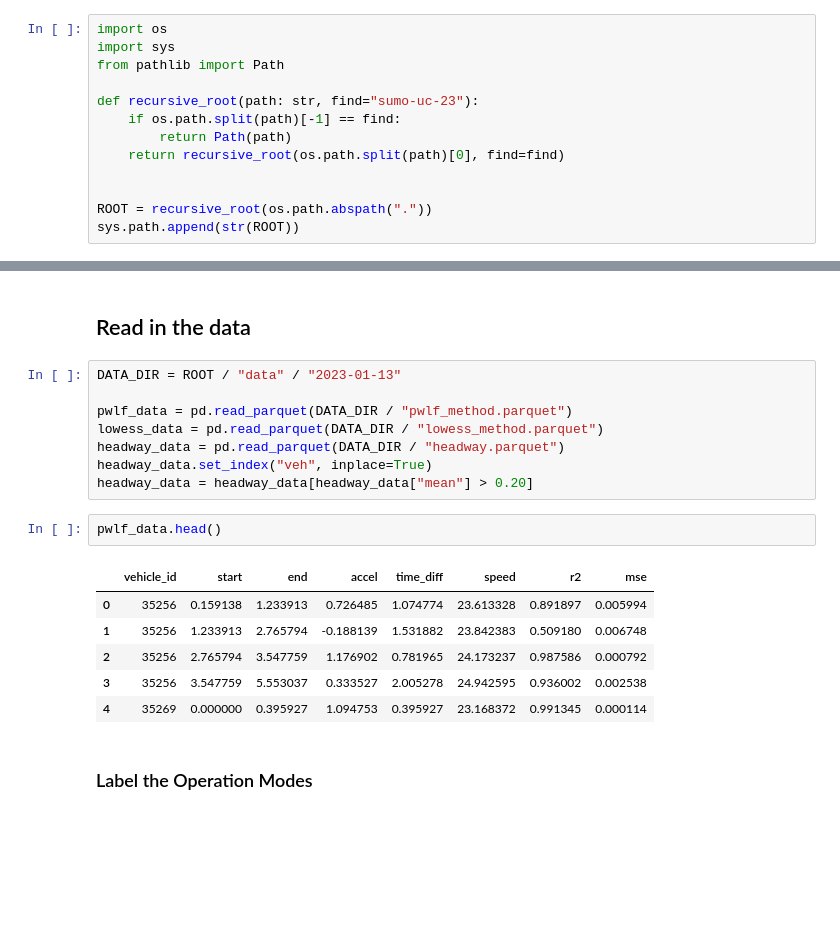
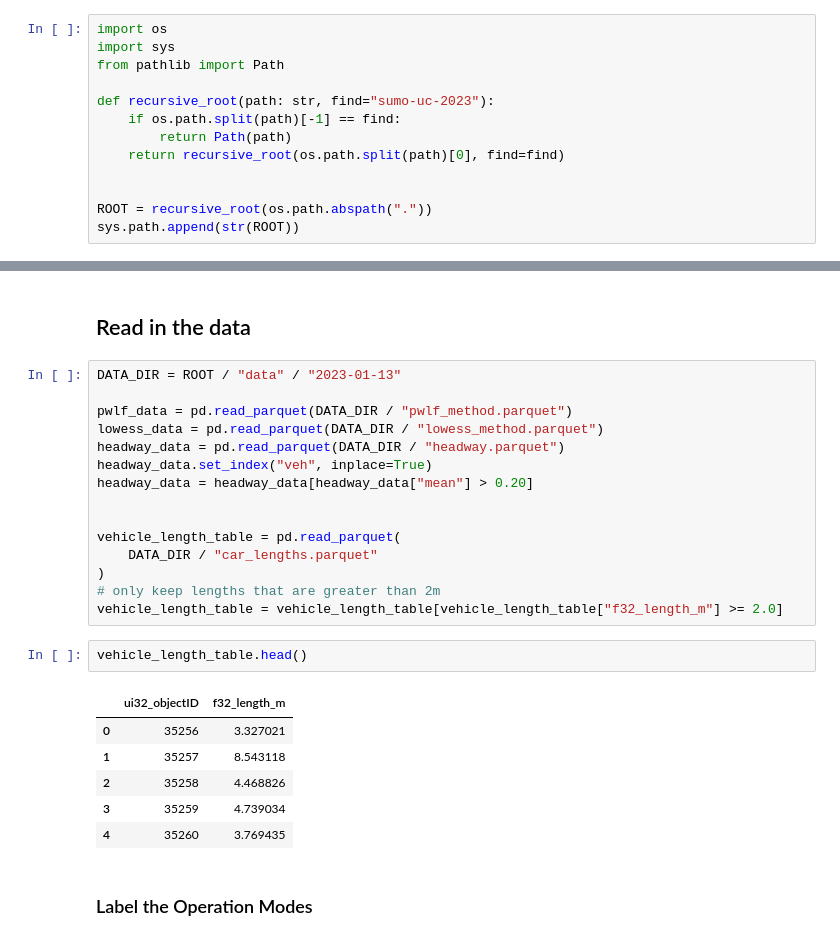
Before and after one commit to UnivOfAlabama-BittleResearchGroup/sumo-uc-2023, a Jupyter notebook: notebooks/make_veh_descript_table.ipynb, the cells around one changed output, grey strips where cells are left out. Saved outputs shown, nothing was run; the diff lists cells and outputs as text; blank space fills up the shorter version.

```diff
--- a/notebooks/make_veh_descript_table.ipynb
+++ b/notebooks/make_veh_descript_table.ipynb
@@ -5,7 +5,7 @@ import os
 import sys
 from pathlib import Path
 
-def recursive_root(path: str, find="sumo-uc-23"):
+def recursive_root(path: str, find="sumo-uc-2023"):
     if os.path.split(path)[-1] == find:
         return Path(path)
     return recursive_root(os.path.split(path)[0], find=find)
@@ -26,15 +26,22 @@ lowess_data = pd.read_parquet(DATA_DIR / "lowess_method.parquet")
 headway_data = pd.read_parquet(DATA_DIR / "headway.parquet")
 headway_data.set_index("veh", inplace=True)
 headway_data = headway_data[headway_data["mean"] > 0.20]
+
+
+vehicle_length_table = pd.read_parquet(
+    DATA_DIR / "car_lengths.parquet"
+)
+# only keep lengths that are greater than 2m
+vehicle_length_table = vehicle_length_table[vehicle_length_table["f32_length_m"] >= 2.0]
 # %%
-pwlf_data.head()
+vehicle_length_table.head()
 # %% [output]
-|  | vehicle_id | start | end | accel | time_diff | speed | r2 | mse |
-| 0 | 35256 | 0.159138 | 1.233913 | 0.726485 | 1.074774 | 23.613328 | 0.891897 | 0.005994 |
-| 1 | 35256 | 1.233913 | 2.765794 | -0.188139 | 1.531882 | 23.842383 | 0.509180 | 0.006748 |
-| 2 | 35256 | 2.765794 | 3.547759 | 1.176902 | 0.781965 | 24.173237 | 0.987586 | 0.000792 |
-| 3 | 35256 | 3.547759 | 5.553037 | 0.333527 | 2.005278 | 24.942595 | 0.936002 | 0.002538 |
-| 4 | 35269 | 0.000000 | 0.395927 | 1.094753 | 0.395927 | 23.168372 | 0.991345 | 0.000114 |
+|  | ui32_objectID | f32_length_m |
+| 0 | 35256 | 3.327021 |
+| 1 | 35257 | 8.543118 |
+| 2 | 35258 | 4.468826 |
+| 3 | 35259 | 4.739034 |
+| 4 | 35260 | 3.769435 |
 # %% [markdown]
 ### Label the Operation Modes
 # %%
```
Also changed, not shown: parts of 21 cells of this notebook, 2 other files.
